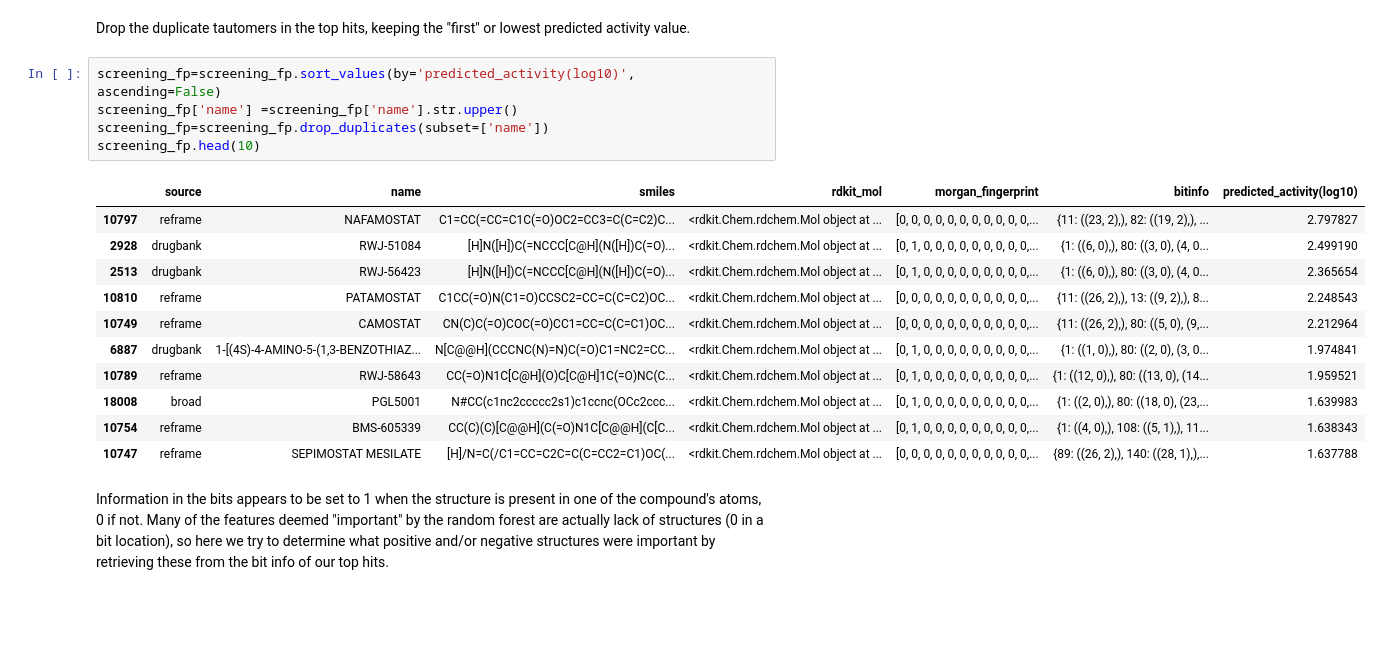
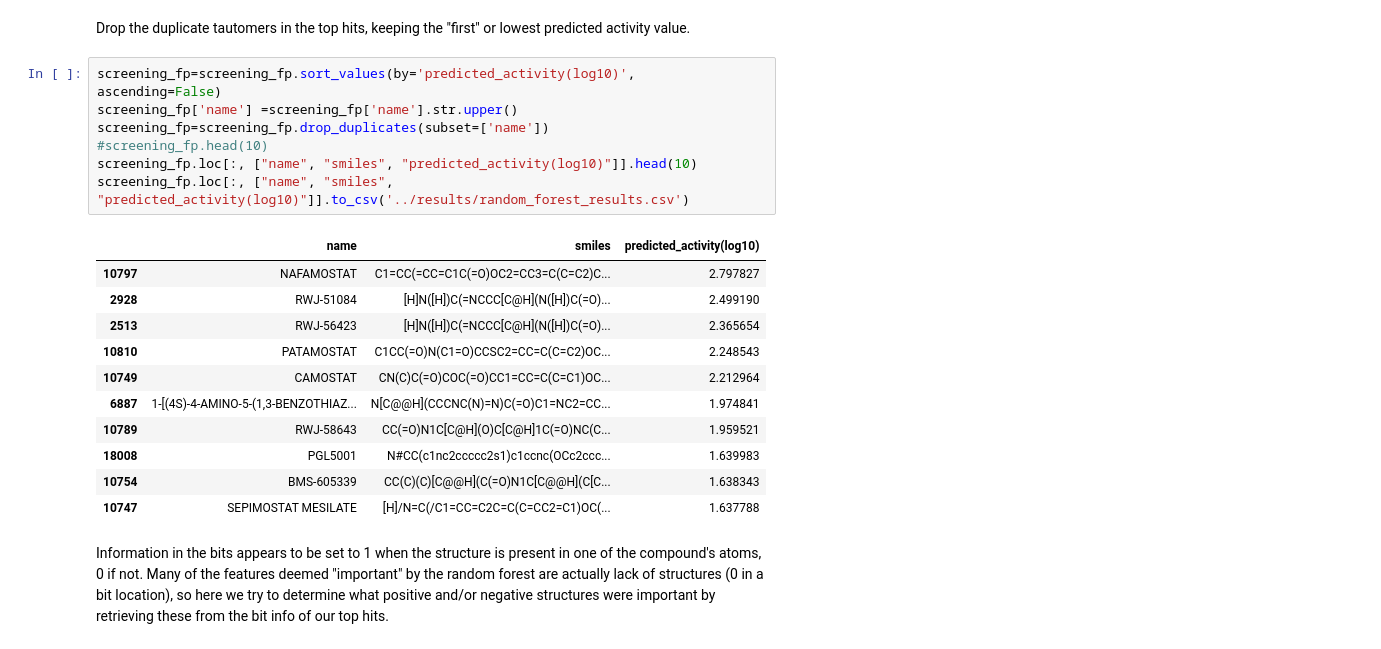
Before and after one commit to srensi/tmprss2, a Jupyter notebook: notebooks/random_forest_clean.ipynb, the cells around one changed output. Drawn from its saved outputs; the diff is of its cells as text; blank space fills up the shorter version.

Commit message:
results csv

```diff
--- a/notebooks/random_forest_clean.ipynb
+++ b/notebooks/random_forest_clean.ipynb
@@ -294,20 +294,22 @@ Drop the duplicate tautomers in the top hits, keeping the "first" or lowest pred
 # %%
 screening_fp=screening_fp.sort_values(by='predicted_activity(log10)', ascending=False)
 screening_fp['name'] =screening_fp['name'].str.upper()
 screening_fp=screening_fp.drop_duplicates(subset=['name'])
-screening_fp.head(10)
+#screening_fp.head(10)
+screening_fp.loc[:, ["name", "smiles", "predicted_activity(log10)"]].head(10)
+screening_fp.loc[:, ["name", "smiles", "predicted_activity(log10)"]].to_csv('../results/random_forest_results.csv')
 # %% [output]
-|  | source | name | smiles | rdkit_mol | morgan_fingerprint | bitinfo | predicted_activity(log10) |
-| 10797 | reframe | NAFAMOSTAT | C1=CC(=CC=C1C(=O)OC2=CC3=C(C=C2)C... | <rdkit.Chem.rdchem.Mol object at ... | [0, 0, 0, 0, 0, 0, 0, 0, 0, 0, 0,... | {11: ((23, 2),), 82: ((19, 2),), ... | 2.797827 |
-| 2928 | drugbank | RWJ-51084 | [H]N([H])C(=NCCC[C@H](N([H])C(=O)... | <rdkit.Chem.rdchem.Mol object at ... | [0, 1, 0, 0, 0, 0, 0, 0, 0, 0, 0,... | {1: ((6, 0),), 80: ((3, 0), (4, 0... | 2.499190 |
-| 2513 | drugbank | RWJ-56423 | [H]N([H])C(=NCCC[C@H](N([H])C(=O)... | <rdkit.Chem.rdchem.Mol object at ... | [0, 1, 0, 0, 0, 0, 0, 0, 0, 0, 0,... | {1: ((6, 0),), 80: ((3, 0), (4, 0... | 2.365654 |
-| 10810 | reframe | PATAMOSTAT | C1CC(=O)N(C1=O)CCSC2=CC=C(C=C2)OC... | <rdkit.Chem.rdchem.Mol object at ... | [0, 0, 0, 0, 0, 0, 0, 0, 0, 0, 0,... | {11: ((26, 2),), 13: ((9, 2),), 8... | 2.248543 |
-| 10749 | reframe | CAMOSTAT | CN(C)C(=O)COC(=O)CC1=CC=C(C=C1)OC... | <rdkit.Chem.rdchem.Mol object at ... | [0, 0, 0, 0, 0, 0, 0, 0, 0, 0, 0,... | {11: ((26, 2),), 80: ((5, 0), (9,... | 2.212964 |
-| 6887 | drugbank | 1-[(4S)-4-AMINO-5-(1,3-BENZOTHIAZ... | N[C@@H](CCCNC(N)=N)C(=O)C1=NC2=CC... | <rdkit.Chem.rdchem.Mol object at ... | [0, 1, 0, 0, 0, 0, 0, 0, 0, 0, 0,... | {1: ((1, 0),), 80: ((2, 0), (3, 0... | 1.974841 |
-| 10789 | reframe | RWJ-58643 | CC(=O)N1C[C@H](O)C[C@H]1C(=O)NC(C... | <rdkit.Chem.rdchem.Mol object at ... | [0, 1, 0, 0, 0, 0, 0, 0, 0, 0, 0,... | {1: ((12, 0),), 80: ((13, 0), (14... | 1.959521 |
-| 18008 | broad | PGL5001 | N#CC(c1nc2ccccc2s1)c1ccnc(OCc2ccc... | <rdkit.Chem.rdchem.Mol object at ... | [0, 1, 0, 0, 0, 0, 0, 0, 0, 0, 0,... | {1: ((2, 0),), 80: ((18, 0), (23,... | 1.639983 |
-| 10754 | reframe | BMS-605339 | CC(C)(C)[C@@H](C(=O)N1C[C@@H](C[C... | <rdkit.Chem.rdchem.Mol object at ... | [0, 1, 0, 0, 0, 0, 0, 0, 0, 0, 0,... | {1: ((4, 0),), 108: ((5, 1),), 11... | 1.638343 |
-| 10747 | reframe | SEPIMOSTAT MESILATE | [H]/N=C(/C1=CC=C2C=C(C=CC2=C1)OC(... | <rdkit.Chem.rdchem.Mol object at ... | [0, 0, 0, 0, 0, 0, 0, 0, 0, 0, 0,... | {89: ((26, 2),), 140: ((28, 1),),... | 1.637788 |
+|  | name | smiles | predicted_activity(log10) |
+| 10797 | NAFAMOSTAT | C1=CC(=CC=C1C(=O)OC2=CC3=C(C=C2)C... | 2.797827 |
+| 2928 | RWJ-51084 | [H]N([H])C(=NCCC[C@H](N([H])C(=O)... | 2.499190 |
+| 2513 | RWJ-56423 | [H]N([H])C(=NCCC[C@H](N([H])C(=O)... | 2.365654 |
+| 10810 | PATAMOSTAT | C1CC(=O)N(C1=O)CCSC2=CC=C(C=C2)OC... | 2.248543 |
+| 10749 | CAMOSTAT | CN(C)C(=O)COC(=O)CC1=CC=C(C=C1)OC... | 2.212964 |
+| 6887 | 1-[(4S)-4-AMINO-5-(1,3-BENZOTHIAZ... | N[C@@H](CCCNC(N)=N)C(=O)C1=NC2=CC... | 1.974841 |
+| 10789 | RWJ-58643 | CC(=O)N1C[C@H](O)C[C@H]1C(=O)NC(C... | 1.959521 |
+| 18008 | PGL5001 | N#CC(c1nc2ccccc2s1)c1ccnc(OCc2ccc... | 1.639983 |
+| 10754 | BMS-605339 | CC(C)(C)[C@@H](C(=O)N1C[C@@H](C[C... | 1.638343 |
+| 10747 | SEPIMOSTAT MESILATE | [H]/N=C(/C1=CC=C2C=C(C=CC2=C1)OC(... | 1.637788 |
 # %% [markdown]
 Information in the bits appears to be set to 1 when the structure is present in one of the compound's atoms, 0 if not.  Many of the features deemed "important" by the random forest are actually lack of structures (0 in a bit location), so here we try to determine what positive and/or negative structures were important by retrieving these from the bit info of our top hits.
 # %%
```
Also changed, not shown: 1 other file.
